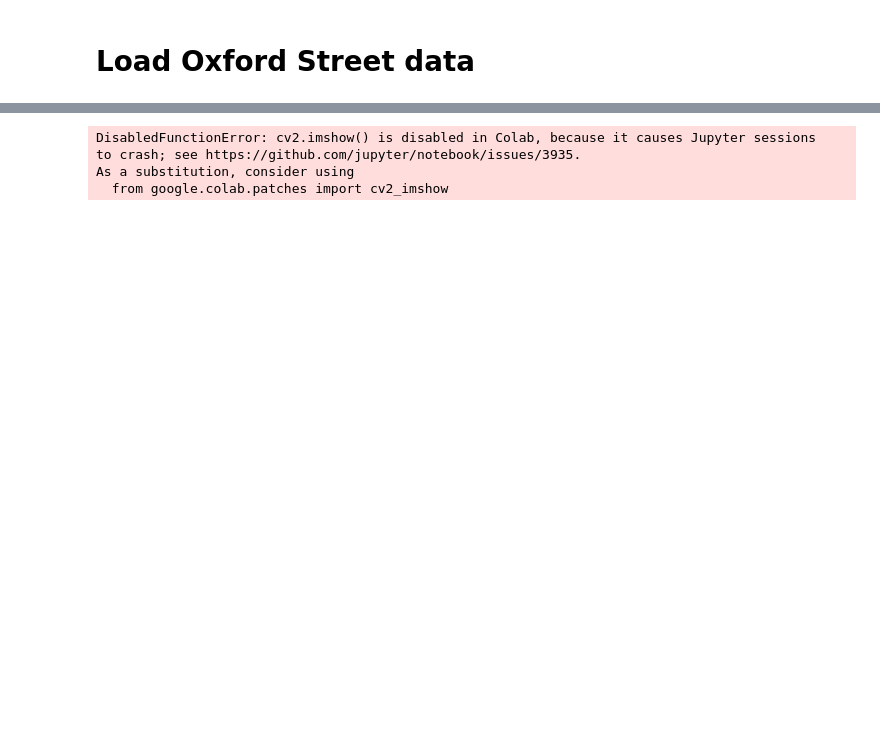
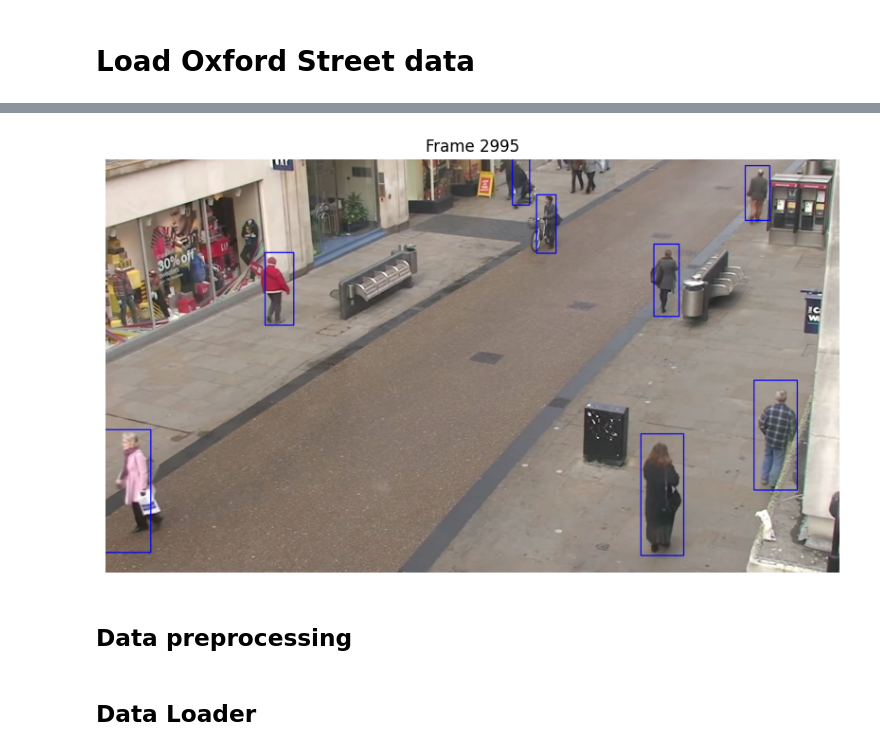
Before and after one commit to Raphaaella/CNN-to-Evaluate-Social-Distancing-Measures, a Jupyter notebook: 01_code/Load_Oxford_data.ipynb, the cells around one changed output, grey strips where cells are left out. Drawn from its saved outputs; the diff is of its cells as text; code cells hidden in the pictures; blank space fills up the shorter version.

```diff
--- a/01_code/Load_Oxford_data.ipynb
+++ b/01_code/Load_Oxford_data.ipynb
@@ -15,23 +47,21 @@ data.head()
 # %%
-# Replace 'path_to_video_file' with the actual path to your video file
-video_path = 'drive/MyDrive/DLSS/TownCentreXVID.mp4'
-
 # Open the video file
 cap = cv2.VideoCapture(video_path)
 
+frame_number = 0
 while cap.isOpened():
     ret, frame = cap.read()
     if not ret:
         break
-    # Process each frame (e.g., display, save, etc.)
-    cv2.imshow('Frame', frame)
-    if cv2.waitKey(25) & 0xFF == ord('q'):
-        break
+
+    # Define the name and path for each frame
+    frame_filename = os.path.join(output_dir, f'{frame_number}.jpg')
+
+    # Save the frame as a JPG file
+    cv2.imwrite(frame_filename, frame)
+
+    frame_number += 1
+
 
 cap.release()
 cv2.destroyAllWindows()
-# %% [output]
-DisabledFunctionError: cv2.imshow() is disabled in Colab, because it causes Jupyter sessions
-to crash; see https://github.com/jupyter/notebook/issues/3935.
-As a substitution, consider using
-  from google.colab.patches import cv2_imshow
@@ -39,0 +68,41 @@ cv2.destroyAllWindows()
+# %%
+# Function to draw bounding boxes on an image
+def draw_bounding_boxes(image, boxes):
+    for box in boxes:
+        x1 = int(box[0])
+        y1 = int(box[1])
+        x2 = int(box[2])
+        y2 = int(box[3])
+        cv2.rectangle(image, (x1, y1), (x2, y2), (255, 0, 0), 2)  # Blue color bounding box
+    return image
+
+# Visualize images with bounding boxes
+frames = data['frameNumber'].unique()
+frames10 = frames[2995:2996]
+for frame in frames10:
+    frame = int(frame)
+    image_path = os.path.join(output_dir, f'{frame}.jpg')
+    image = cv2.imread(image_path)
+
+    if image is not None:
+        # Extract bounding box coordinates for the current frame
+        boxes = data[data['frameNumber'] == frame][['bodyLeft', 'bodyTop', 'bodyRight', 'bodyBottom']].values
+
+        # Draw bounding boxes on the image
+        image_with_boxes = draw_bounding_boxes(image, boxes)
+
+        # Convert BGR image to RGB for matplotlib
+        image_rgb = cv2.cvtColor(image_with_boxes, cv2.COLOR_BGR2RGB)
+
+        # Display the image with bounding boxes
+        plt.figure(figsize=(10, 10))
+        plt.imshow(image_rgb)
+        plt.title(f'Frame {frame}')
+        plt.axis('off')
+        plt.show()
+    else:
+        print(f"Image for frame {frame} not found.")
+# %% [output]
+[figure, added]
+# %% [markdown]
+## Data preprocessing
@@ -39,0 +208,2 @@ cv2.destroyAllWindows()
+# %% [markdown]
+## Data Loader
```
Also changed, not shown: parts of 23 cells of this notebook.
